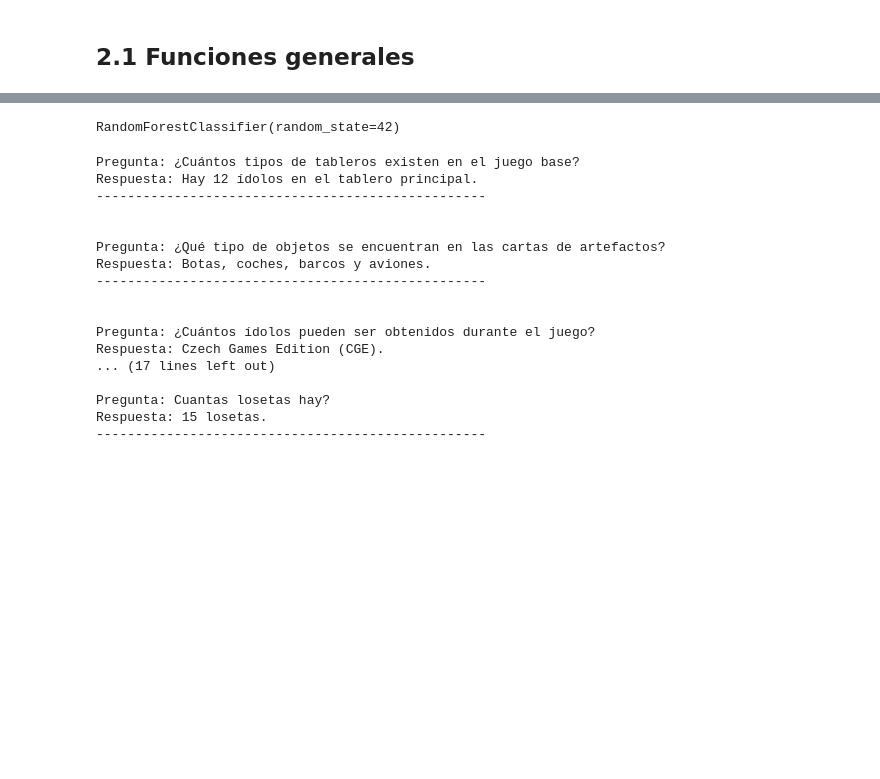
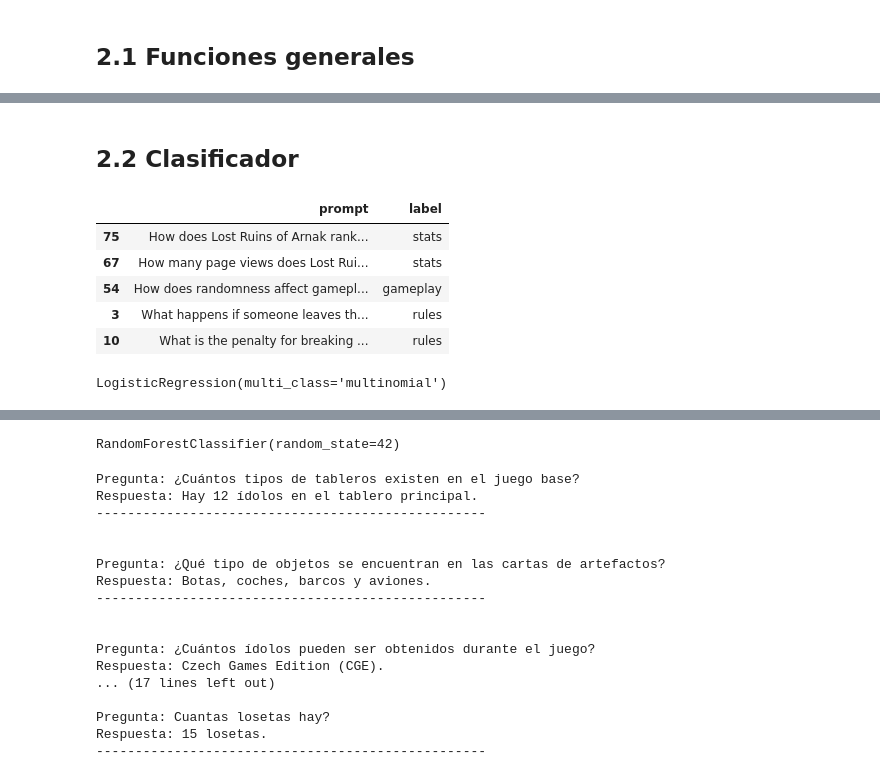
Before and after one commit to giulicrenna/TUIA-NLP, a Jupyter notebook: notebook.ipynb, the cells around one changed output, grey strips where cells are left out. Saved outputs shown, nothing was run; the diff lists cells and outputs as text; code cells hidden in the pictures; blank space fills up the shorter version.

```diff
--- a/notebook.ipynb
+++ b/notebook.ipynb
@@ -460,3 +659,5 @@ preguntas = [
     "¿Qué estrategia se recomienda al comenzar una partida?",
     "¿Dónde se pueden comprar Las Ruinas Perdidas de Arnak?"
 ]
+# %% [markdown]
+## 2.2 Clasificador
@@ -462,0 +716,9 @@ preguntas = [
+# %%
+classification_examples.sample(5)
+# %% [output]
+|  | prompt | label |
+| 75 | How does Lost Ruins of Arnak rank... | stats |
+| 67 | How many page views does Lost Rui... | stats |
+| 54 | How does randomness affect gamepl... | gameplay |
+| 3 | What happens if someone leaves th... | rules |
+| 10 | What is the penalty for breaking ... | rules |
@@ -462,0 +736,5 @@ preguntas = [
+# %%
+modelo_LR = LogisticRegression(multi_class='multinomial', solver='lbfgs')
+modelo_LR.fit(X_train_vectorized, y_train)
+# %% [output]
+LogisticRegression(multi_class='multinomial')
```
Also changed, not shown: parts of 39 cells of this notebook.
